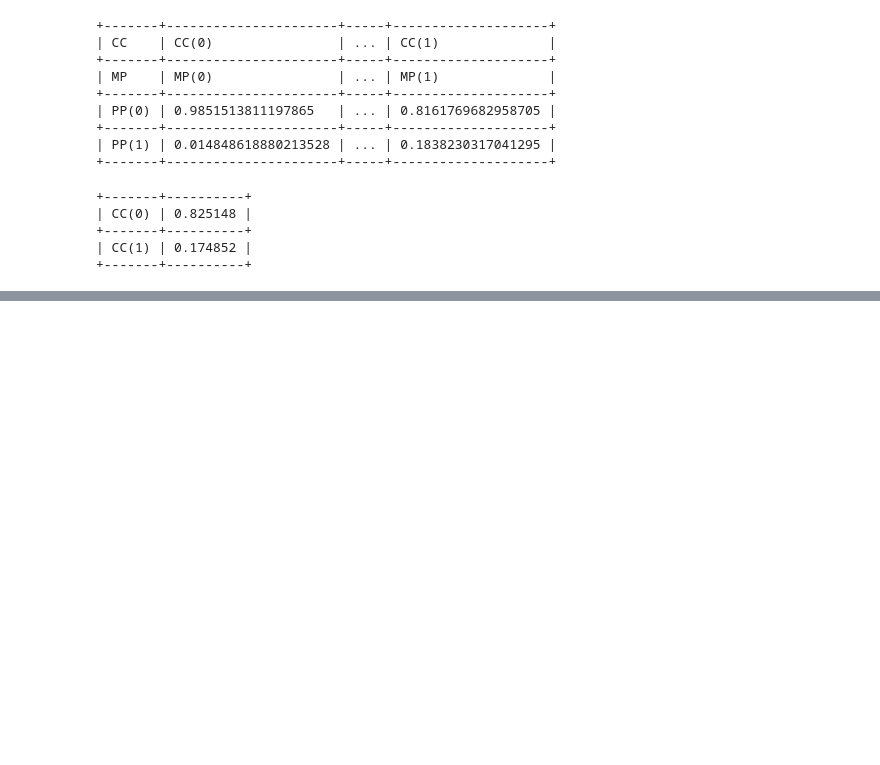
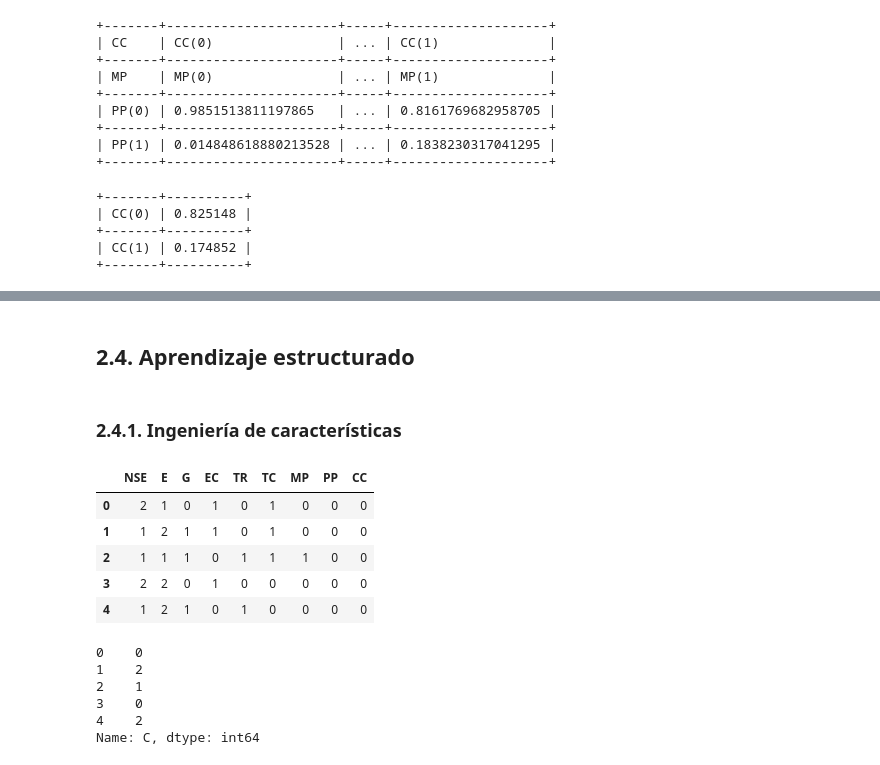
Before and after one commit to maribcs/mgp-bayesian-network-retail, a Jupyter notebook: bayesian_network_retail.ipynb, the cells around one changed output, grey strips where cells are left out. Drawn from its saved outputs; the diff is of its cells as text; code cells hidden in the pictures; blank space fills up the shorter version.

```diff
--- a/bayesian_network_retail.ipynb
+++ b/bayesian_network_retail.ipynb
@@ -556,0 +584,24 @@ print(cpd_c)
+# %% [markdown]
+## 2.4. Aprendizaje estructurado
+# %% [markdown]
+### 2.4.1. Ingeniería de características
+# %%
+X = (df_modelo.iloc[:, :-1])
+X.head()
+# %% [output]
+|  | NSE | E | G | EC | TR | TC | MP | PP | CC |
+| 0 | 2 | 1 | 0 | 1 | 0 | 1 | 0 | 0 | 0 |
+| 1 | 1 | 2 | 1 | 1 | 0 | 1 | 0 | 0 | 0 |
+| 2 | 1 | 1 | 1 | 0 | 1 | 1 | 1 | 0 | 0 |
+| 3 | 2 | 2 | 0 | 1 | 0 | 0 | 0 | 0 | 0 |
+| 4 | 1 | 2 | 1 | 0 | 1 | 0 | 0 | 0 | 0 |
+# %%
+y = (df_modelo.iloc[:, -1])
+y.head()
+# %% [output]
+0    0
+1    2
+2    1
+3    0
+4    2
+Name: C, dtype: int64
```
Also changed, not shown: parts of 59 cells of this notebook.
